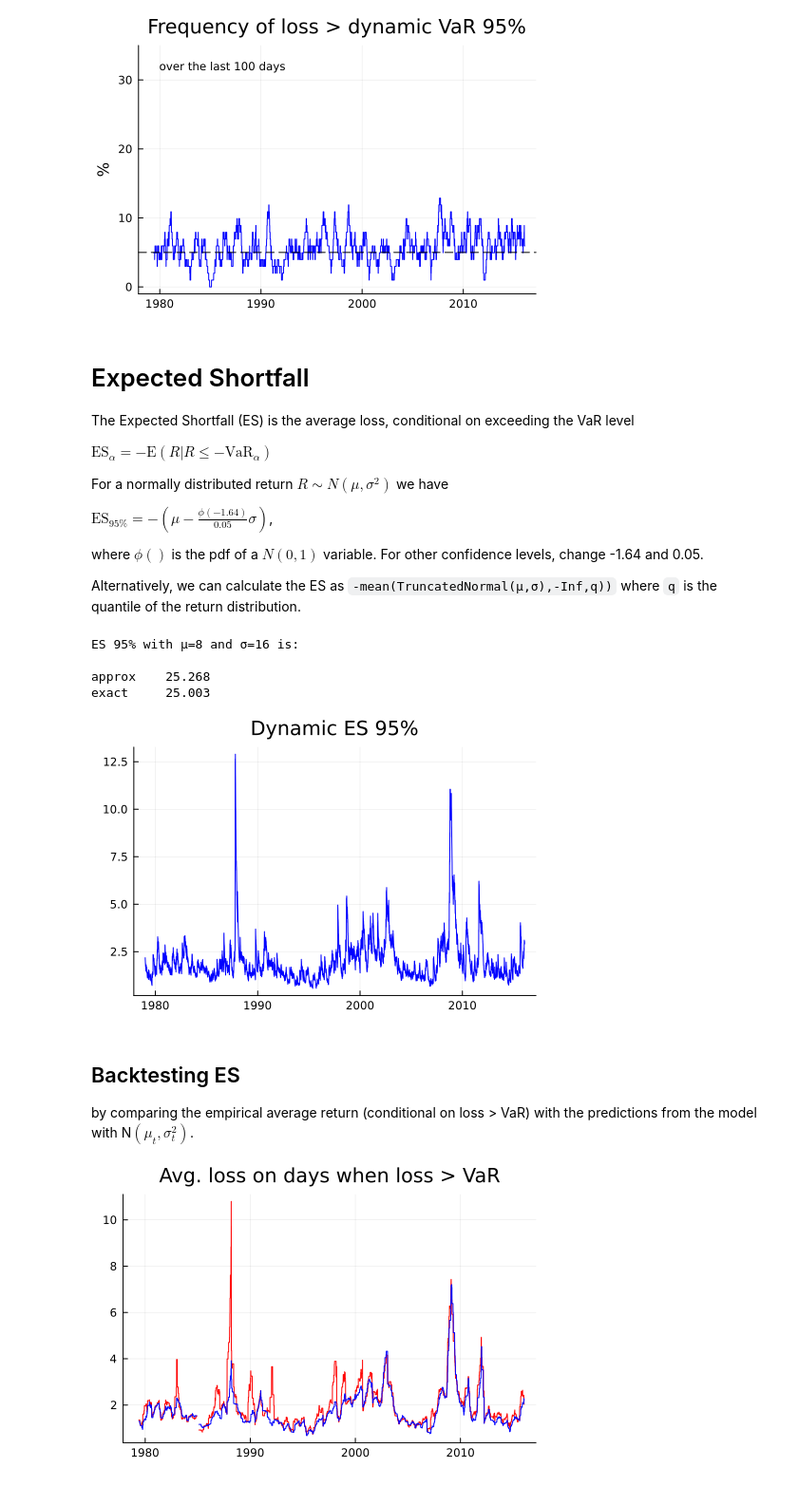
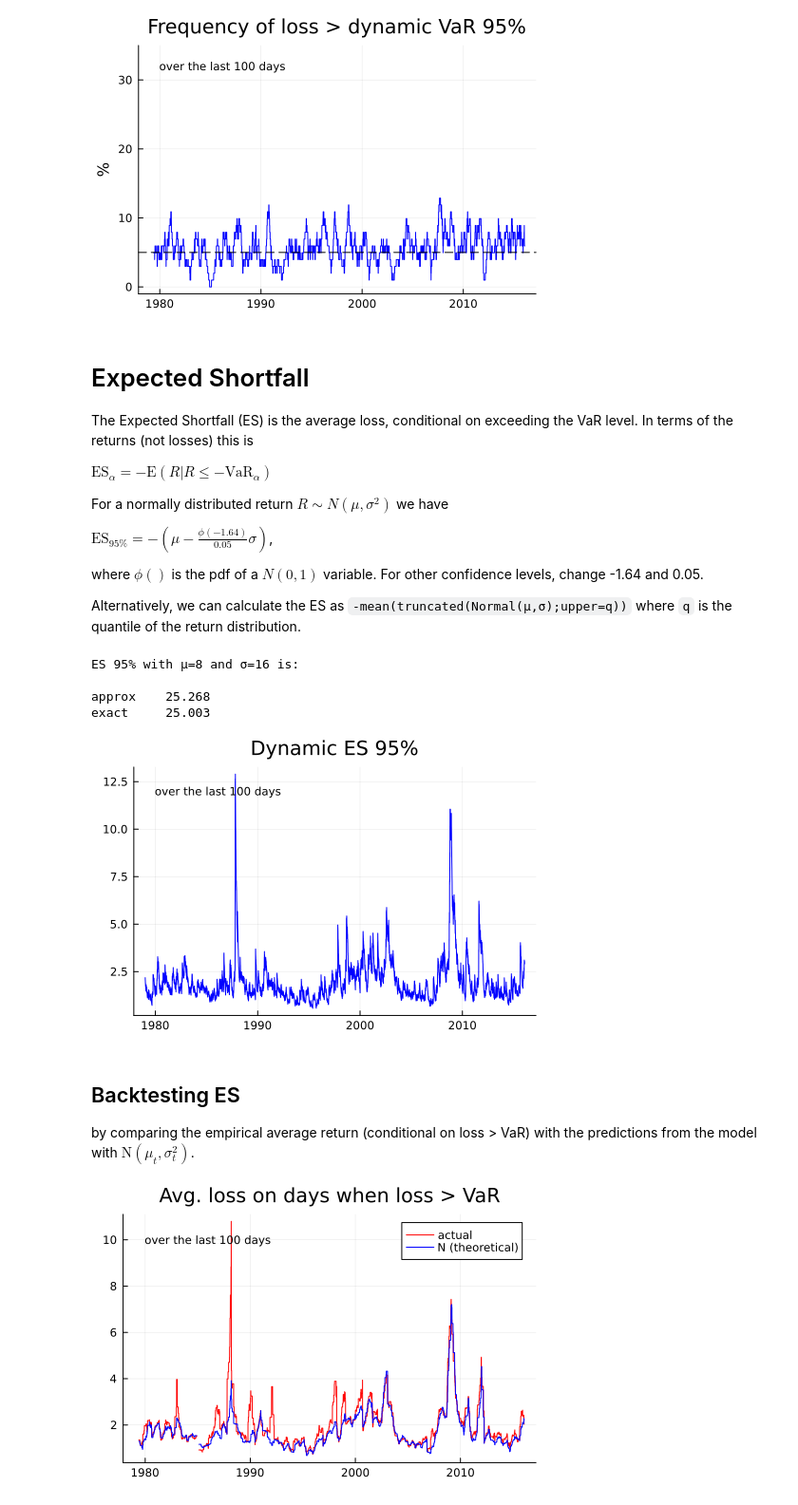
Before and after one commit to PaulSoderlind/FinancialTheoryMSc, a Jupyter notebook: Ch09_RiskMeasures.ipynb, the cells around one changed output. Shown at 95% size. Drawn from its saved outputs; the diff is of its cells as text; code cells hidden in the pictures.

Commit message:
Distributions.jl's new truncated()

```diff
--- a/Ch09_RiskMeasures.ipynb
+++ b/Ch09_RiskMeasures.ipynb
@@ -201,7 +203,7 @@ display(p1)
 # %% [markdown]
 # Expected Shortfall
 
-The Expected Shortfall (ES) is the average loss, conditional on exceeding the VaR level
+The Expected Shortfall (ES) is the average loss, conditional on exceeding the VaR level. In terms of the returns (not losses) this is
 
 $
 \text{ES}_{\alpha}=-\text{E}(R|R\leq-\text{VaR}_{\alpha})
@@ -214,7 +216,7 @@ $\text{ES}_{95\%}=-\left(\mu - \frac{\phi(-1.64)}{0.05}\sigma\right)$,
 where $\phi()$ is the pdf of a $N(0,1)$ variable. For other confidence levels, change -1.64 and 0.05.
 
 Alternatively, we can calculate the ES as
-`-mean(TruncatedNormal(μ,σ),-Inf,q))` where `q` is the quantile of the return distribution.
+`-mean(truncated(Normal(μ,σ);upper=q))` where `q` is the quantile of the return distribution.
 # %%
 (μb,σb) = (8,16)
 
@@ -246,13 +248,13 @@ p1 = plot( dN,ESd,
            xticks = (xTicksLoc,xTicksLab),
            title = "Dynamic ES 95%",
            ylabel= "",
-           annotation = (Date(1980),32,text("over the last 100 days",8,:left)) )
+           annotation = (Date(1980),12,text("over the last 100 days",8,:left)) )
 display(p1)
 # %% [output]
-[figure, old version]
+[figure, new version]
 # %% [markdown]
 ## Backtesting ES
 
-by comparing the empirical average return  (conditional on loss > VaR) with the predictions from the model with N$(\mu_t,\sigma_t^2)$.
+by comparing the empirical average return  (conditional on loss > VaR) with the predictions from the model with $\mathrm{N}(\mu_t,\sigma_t^2)$.
 # %%
 ES_backtest = fill(NaN,T,2)         #backtesting ES
@@ -264,11 +266,11 @@ end
 # %%
 p1 = plot( dN,ES_backtest,
            linecolor = [:red :blue],
-           legend = false,
+           label = ["actual" "N (theoretical)"],
            xticks = (xTicksLoc,xTicksLab),
            title = "Avg. loss on days when loss > VaR",
            ylabel= "",
-           annotation = (Date(1980),32,text("over the last 100 days",8,:left)) )
+           annotation = (Date(1980),10,text("over the last 100 days",8,:left)) )
 display(p1)
 # %% [output]
-[figure, old version]
+[figure, new version]
```
Also changed, not shown: parts of 14 cells of this notebook.
